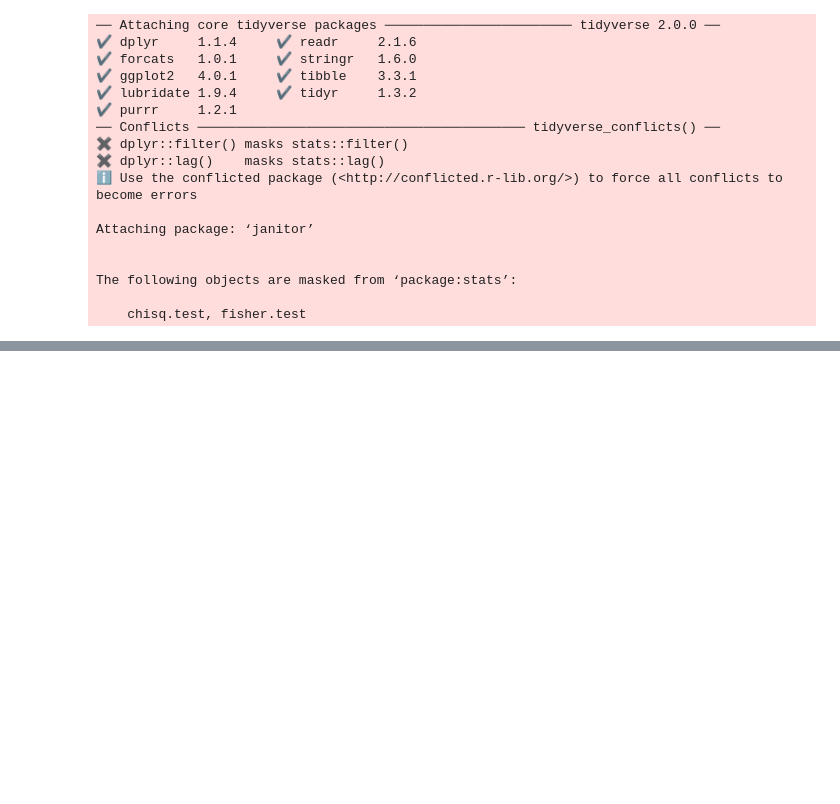
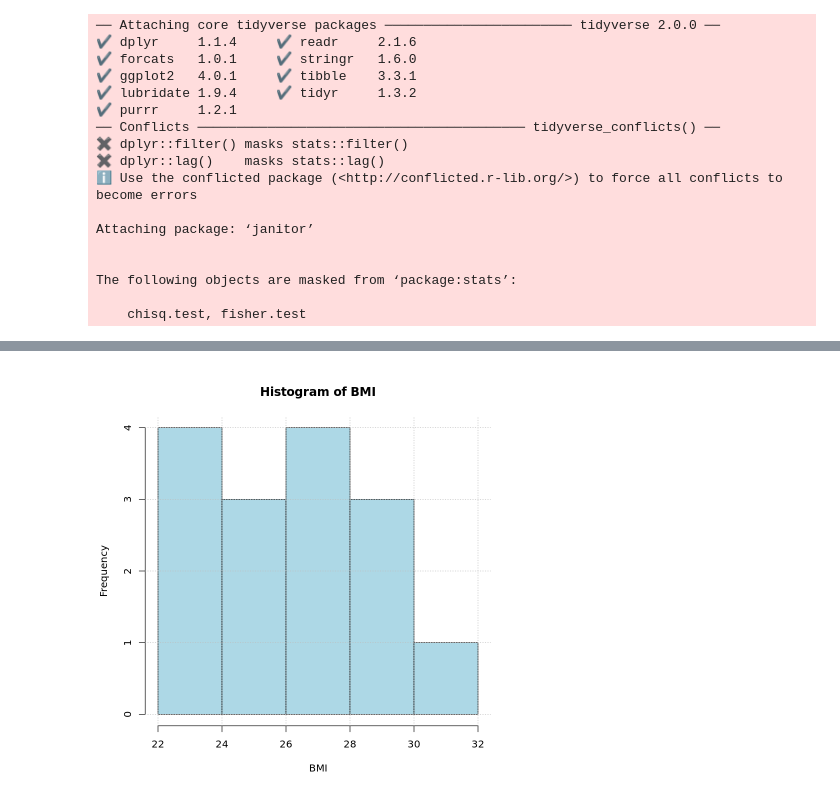
Before and after one commit to Blake-Wei/hi5304-assignment3, a Jupyter notebook: learning/learningR.ipynb, the cells around one changed output, grey strips where cells are left out. Cells and saved outputs as stored; diff of their text form; code cells hidden in the pictures; blank space fills up the shorter version.

```diff
--- a/learning/learningR.ipynb
+++ b/learning/learningR.ipynb
@@ -98,0 +299,10 @@ The following objects are masked from ‘package:stats’:
+# %%
+# Step 1: Prepare the Data
+data <- data.frame(
+AgeGroup = factor(c(rep("18-29", 3), rep("30-44", 3), rep("45-59", 3), rep("60+", 3))),
+BMI = c(22.5, 24.1, 23.0, 27.5, 26.3, 28.1, 29.2, 30.5, 28.9, 27.0, 26.4, 25.9)
+)
+# Step 2: Run the One-Way ANOVA
+anova_result <- aov(BMI ~ AgeGroup, data = data)
+# Step 3: Interpret the Results
+summary(anova_result)
@@ -98,0 +595,15 @@ The following objects are masked from ‘package:stats’:
+# %%
+# Step 1: Prepare the Data
+data <- data.frame(
+  Subject = 1:9,
+  DietGroup = factor(c("Control", "Control", "Control",
+                       "Low-Fat", "Low-Fat", "Low-Fat",
+                       "Low-Carb", "Low-Carb", "Low-Carb")),
+  Cholesterol = c(200, 195, 198, 180, 185, 178, 160, 162, 159)
+)
+
+# Step 2: Run the Kruskal-Wallis Test
+kruskal_test <- kruskal.test(Cholesterol ~ DietGroup, data = data)
+
+# Step 3: Interpret the Results
+print(kruskal_test)
@@ -98,0 +620,20 @@ The following objects are masked from ‘package:stats’:
+# %%
+# Step 1: Prepare the Data
+data <- data.frame(
+  Subject = 1:15,
+  BMI = c(22.5, 24.1, 23.0, 27.5, 26.3, 28.1, 29.2, 30.5, 28.9, 27.0, 25.4, 24.9, 23.5, 22.8, 26.7)
+)
+
+# Step 2: Create the Histogram
+hist(data$BMI,
+     main = "Histogram of BMI",
+     xlab = "BMI",
+     ylab = "Frequency",
+     col = "lightblue",
+     border = "black",
+     breaks = 5)
+
+# Customize the appearance
+grid(nx = NULL, ny = NULL, col = "gray", lty = "dotted")
+# %% [output]
+[figure, added]
```
Also changed, not shown: parts of 35 cells of this notebook.
